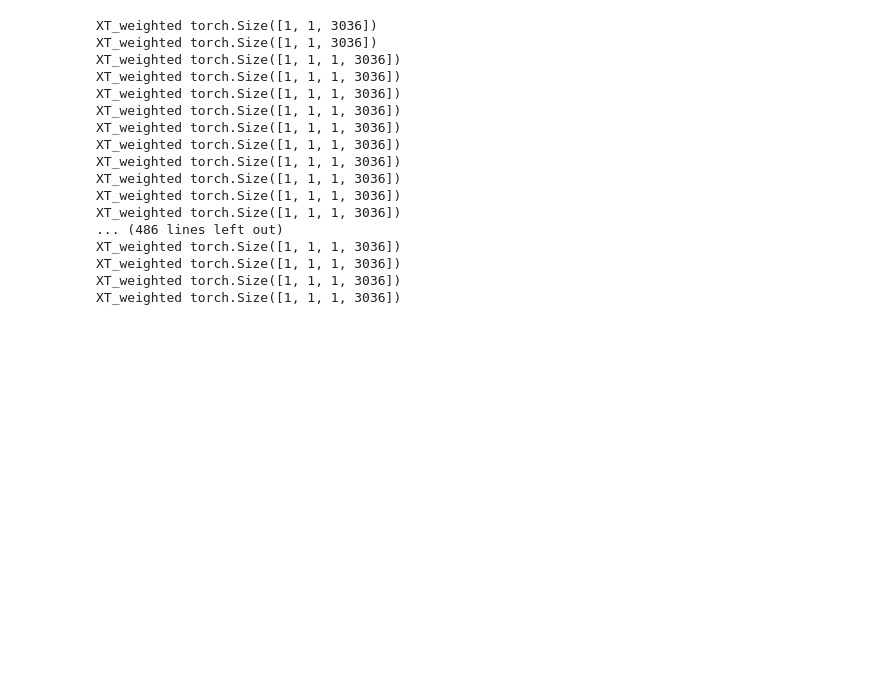
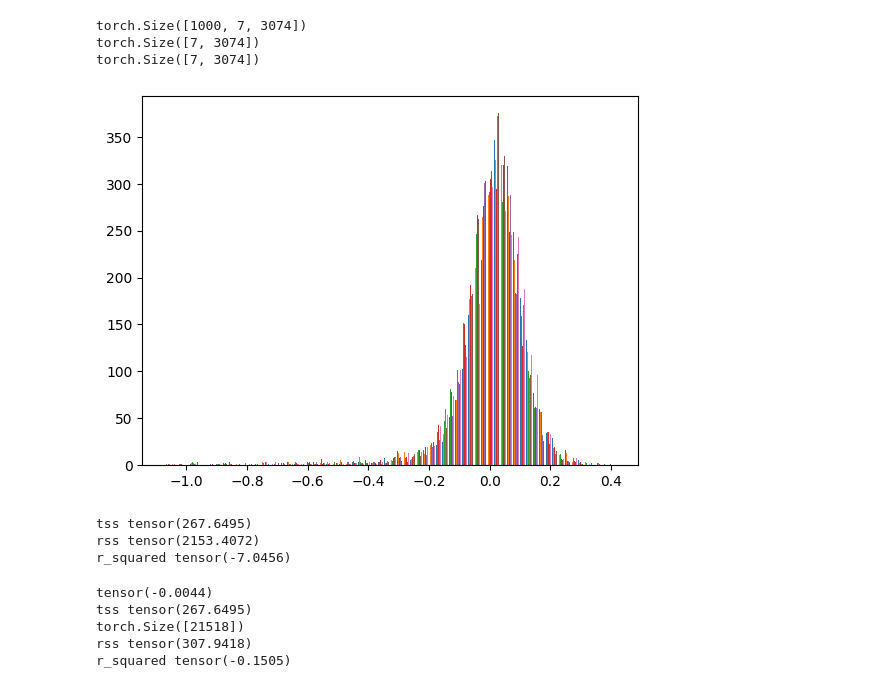
Before and after one commit to BasisResearch/cities, a Jupyter notebook: docs/experimental_notebooks/unsqueezing.ipynb, the cells around one changed output. Drawn from its saved outputs; the diff is of its cells as text; code cells hidden in the pictures; blank space fills up the shorter version.

```diff
--- a/docs/experimental_notebooks/unsqueezing.ipynb
+++ b/docs/experimental_notebooks/unsqueezing.ipynb
@@ -567,21 +268,3 @@ XT_weighted torch.Size([1, 1, 3036])
 # %%
-predictive = Predictive(model, guide=guide, num_samples=500, parallel=False)
+predictive = Predictive(model=model_cities_interaction, guide=guide, num_samples=1000, parallel=False)
 samples = predictive(*model_args)
-# %% [output]
-XT_weighted torch.Size([1, 1, 3036])
-XT_weighted torch.Size([1, 1, 3036])
-XT_weighted torch.Size([1, 1, 1, 3036])
-XT_weighted torch.Size([1, 1, 1, 3036])
-XT_weighted torch.Size([1, 1, 1, 3036])
-XT_weighted torch.Size([1, 1, 1, 3036])
-XT_weighted torch.Size([1, 1, 1, 3036])
-XT_weighted torch.Size([1, 1, 1, 3036])
-XT_weighted torch.Size([1, 1, 1, 3036])
-XT_weighted torch.Size([1, 1, 1, 3036])
-XT_weighted torch.Size([1, 1, 1, 3036])
-XT_weighted torch.Size([1, 1, 1, 3036])
-... (486 lines left out)
-XT_weighted torch.Size([1, 1, 1, 3036])
-XT_weighted torch.Size([1, 1, 1, 3036])
-XT_weighted torch.Size([1, 1, 1, 3036])
-XT_weighted torch.Size([1, 1, 1, 3036])
@@ -587,0 +273,47 @@ XT_weighted torch.Size([1, 1, 1, 3036])
+# %%
+# plot residuals
+predictions = samples['Y'].squeeze()
+
+print(predictions.shape)
+
+average_predictions = torch.mean(predictions, dim=0)
+
+print(average_predictions.shape)
+
+print(y.squeeze().shape)
+
+plt.hist(average_predictions -y.squeeze(), bins=70)
+plt.show()
+# %% [output]
+torch.Size([1000, 7, 3074])
+torch.Size([7, 3074])
+torch.Size([7, 3074])
+[figure, added]
+tss tensor(267.6495)
+rss tensor(2153.4072)
+r_squared tensor(-7.0456)
+# %%
+y_flat = y.view(-1)
+
+observed_mean = torch.mean(y_flat)
+print(observed_mean)
+
+tss = torch.sum((y_flat- observed_mean) ** 2)
+print("tss", tss)
+
+average_predictions_flat = average_predictions.view(-1)
+print(average_predictions_flat.shape)
+
+plt.scatter(average_predictions_flat, y_flat)
+
+
+rss = torch.sum((y_flat- average_predictions_flat) ** 2)
+print("rss", rss)
+r_squared = 1 - (rss / tss)
+print("r_squared", r_squared)
+# %% [output]
+tensor(-0.0044)
+tss tensor(267.6495)
+torch.Size([21518])
+rss tensor(307.9418)
+r_squared tensor(-0.1505)
```
Also changed, not shown: parts of 11 cells of this notebook, 4 other files.
